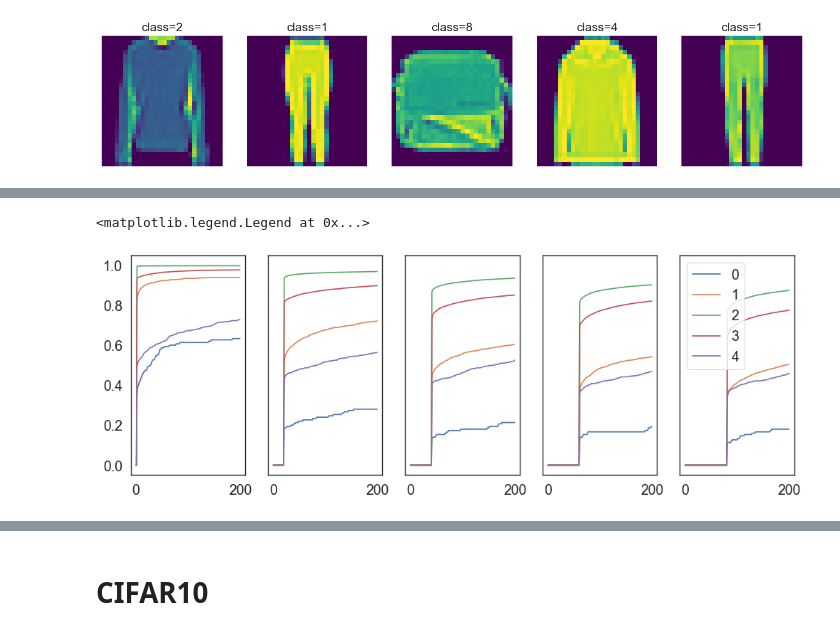
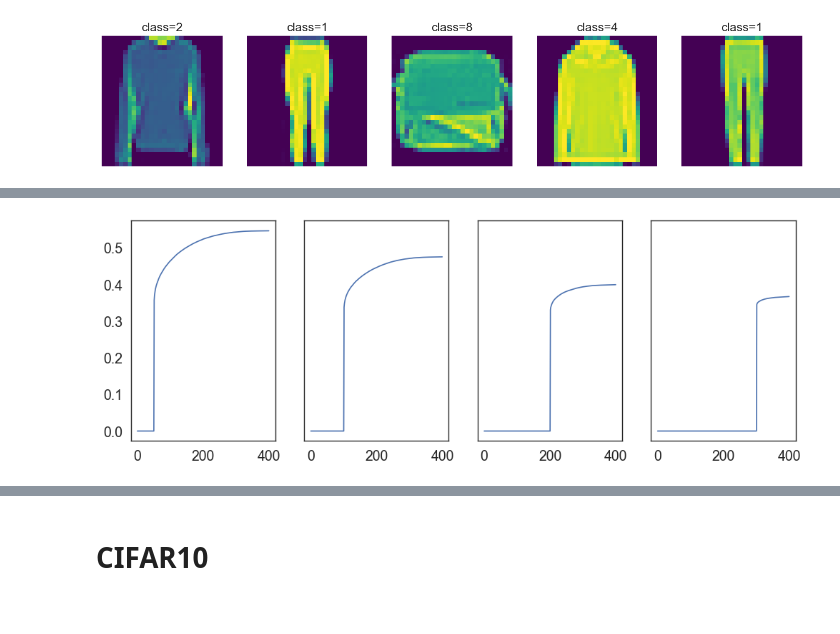
Before and after one commit to dimarkov/bmr4pml, a Jupyter notebook: notebooks/test_ivon_with_bmr.ipynb, the cells around one changed output, grey strips where cells are left out. Saved outputs shown, nothing was run; the diff lists cells and outputs as text; code cells hidden in the pictures.

```diff
--- a/notebooks/test_ivon_with_bmr.ipynb
+++ b/notebooks/test_ivon_with_bmr.ipynb
@@ -333,37 +342,33 @@ fig.tight_layout()
-# %%
-batch_size = 128
-num_epochs = 200
-mus_prune = []
-sigmas_prune = []
-results_prune = []
-
-fig, axes = plt.subplots(1, 5, figsize=(12, 4), sharex=True, sharey=True)
-for n, start_pruning in enumerate([1, 20, 40, 60, 80]):
-    for optim in [optimizer3]:
-        rng_key, key = jr.split(rng_key)
-        trained_lenet, final_opt_state, metrics = run_training(
-            key,
-            eqx.nn.inference_mode(lenet),
-            optim,
-            train_ds,
-            test_ds,
-            num_epochs=num_epochs,
-            batch_size=batch_size,
-            start_pruning=start_pruning
-        )
-
-        state = final_opt_state[0]
-        params = eqx.filter(trained_lenet, eqx.is_array)
-        # mask = jtu.tree_map(lambda x: True, params)
-
-        mus_prune.append(params)
-        results_prune.append(metrics)
-
-    for i, l in enumerate(results_prune[n]["pf"].layers):
-        axes[n].plot(l.weight, label=i)
-
-plt.legend()
-# %% [output]
-<matplotlib.legend.Legend at 0x...>
-[figure, removed]
+# %%
+batch_size = 512
+num_epochs = 400
+mus_prune = []
+sigmas_prune = []
+results_prune = []
+
+fig, axes = plt.subplots(1, 4, figsize=(12, 4), sharex=True, sharey=True)
+for n, start_pruning in enumerate([50, 100, 200, 300]):
+    for optim in [optimizer3]:
+        rng_key, key = jr.split(rng_key)
+        trained_smlp, final_opt_state, metrics = run_training(
+            key,
+            smlp,
+            optim,
+            train_ds,
+            test_ds,
+            num_epochs=num_epochs,
+            batch_size=batch_size,
+            start_pruning=start_pruning
+        )
+
+        state = final_opt_state[0]
+        params = eqx.filter(trained_smlp, eqx.is_array)
+
+        mus_prune.append(params)
+        results_prune.append(metrics)
+
+    for i, l in enumerate([results_prune[n]["pf"].linear_embed]):
+        axes[n].plot(l.weight, label=i)
+# %% [output]
+[figure, added]
 # %%
```
Also changed, not shown: parts of 32 cells of this notebook, 1 other file.
